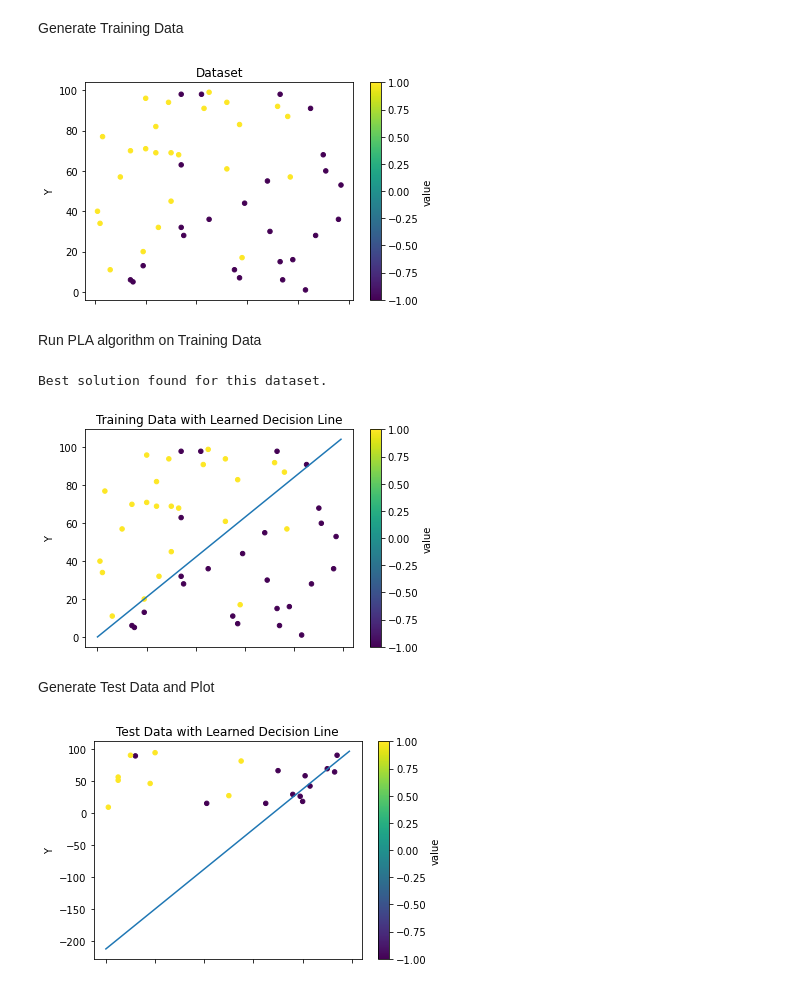
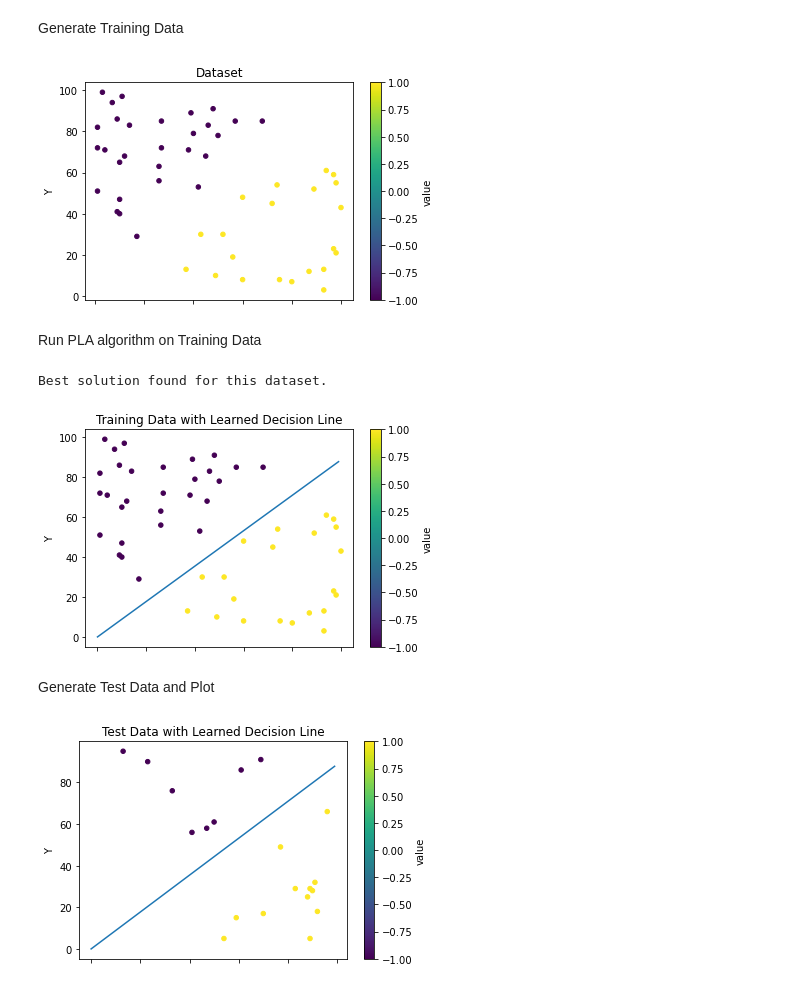
Before and after one commit to LioraW/PLA-Algorithm, a Jupyter notebook: project1.ipynb, the cells around one changed output. Saved outputs shown, nothing was run; the diff lists cells and outputs as text; code cells hidden in the pictures.

```diff
--- a/project1.ipynb
+++ b/project1.ipynb
@@ -60,7 +60,7 @@ def plotData(data, graph_title, weights=[]):
     # weights[0] + weights[1]*(x) + weights[2]*(y) = 0
     if weights:
         x = np.array(range(100))
-        y = (-1*weights[0]) - weights[1]*x / weights[2]
+        y = ((-1*weights[0]) - weights[1]*x) / weights[2]
         plt.plot(x, y)
 # %% [markdown]
 PLA Algorithm
@@ -113,27 +113,27 @@ def pla(x, y, passes,step_size, miss_threshold=0, w=[0,0,0]):
 # %% [markdown]
 Generate Training Data
 # %%
-data = generateData(50, linearly_separable=False, min_dist_btwn_points=0)
+data_ls = generateData(50)
 
-plotData(data, "Dataset")
+plotData(data_ls, "Dataset")
 # %% [output]
-[figure, old version]
+[figure, new version]
 # %% [markdown]
 Run PLA algorithm on Training Data
 # %%
-points = sep_data(data)[0]
-values = sep_data(data)[1]
-result = pla(points, values, 100, 1, miss_threshold=10)
+points = sep_data(data_ls)[0]
+values = sep_data(data_ls)[1]
+result = pla(points, values, 100, 1)
 
-plotData(data, 'Training Data with Learned Decision Line', result)
+plotData(data_ls, 'Training Data with Learned Decision Line', result)
 # %% [output]
 Best solution found for this dataset.
-[figure, old version]
+[figure, new version]
 # %% [markdown]
 Generate Test Data and Plot
 # %%
-testData = generateData(20, linearly_separable=False, min_dist_btwn_points=0)
+testData_ls = generateData(20)
 
-plotData(testData, 'Test Data with Learned Decision Line', result)
+plotData(testData_ls, 'Test Data with Learned Decision Line', result)
 # %% [output]
-[figure, old version]
+[figure, new version]
```
Also changed, not shown: parts of 6 cells of this notebook.
